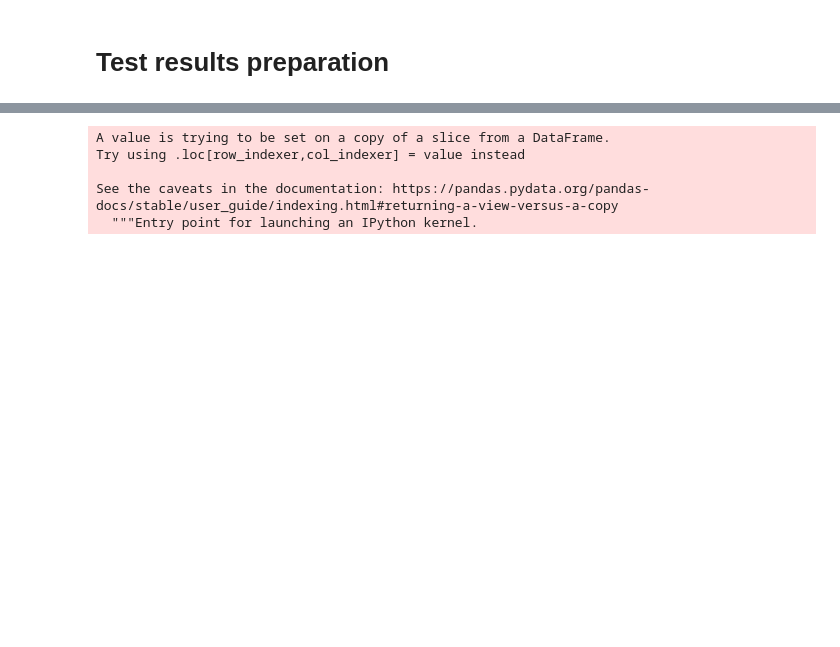
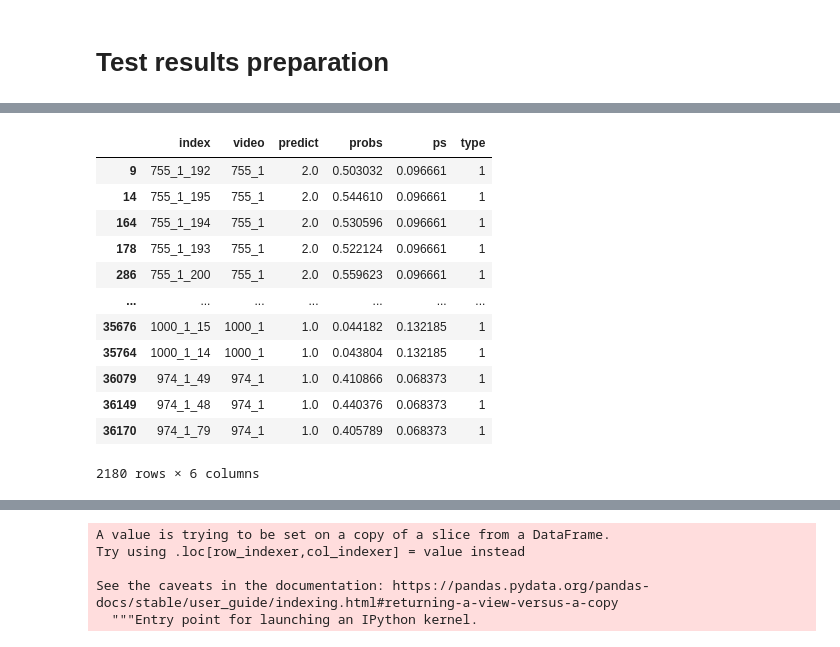
Before and after one commit to karolpustelnik/Fetal-RL, a Jupyter notebook: data_preparation/test_data/val_set_metrics.ipynb, the cells around one changed output, grey strips where cells are left out. Cells and saved outputs as stored; diff of their text form; code cells hidden in the pictures; blank space fills up the shorter version.

```diff
--- a/data_preparation/test_data/val_set_metrics.ipynb
+++ b/data_preparation/test_data/val_set_metrics.ipynb
@@ -844,7 +983,7 @@ head_df_wide = pd.pivot_table(head_df, values='probs', index=['index'], columns=
 non_standard_plane_df = {}
 for column in head_df_wide.columns:
     if column != 'index' and column != 'video':
-        non_standard_planes = head_df_wide[[column, 'index']].sort_values(ascending=False, by=column)[:8]
+        non_standard_planes = head_df_wide[[column, 'index']].sort_values(ascending=False, by=column)[:3]
         non_standard_planes_indexes = non_standard_planes['index'].values
         non_standard_plane_df[column] = non_standard_planes_indexes
 non_standard_plane_df = pd.DataFrame(non_standard_plane_df)
@@ -852,4 +991,20 @@ non_standard_plane_df = non_standard_plane_df.values.flatten()
 non_standard_plane_df_test = results_test_head[results_test_head['index'].isin(non_standard_plane_df)]
 results_test_head_combined = pd.concat([results_test_head_filtered, non_standard_plane_df_test], axis=0)
 assert len(results_test_head_combined['video'].unique()) == len(results_test_head['video'].unique())
+# %%
+results_test_head_combined
+# %% [output]
+|  | index | video | predict | probs | ps | type |
+| 9 | 755_1_192 | 755_1 | 2.0 | 0.503032 | 0.096661 | 1 |
+| 14 | 755_1_195 | 755_1 | 2.0 | 0.544610 | 0.096661 | 1 |
+| 164 | 755_1_194 | 755_1 | 2.0 | 0.530596 | 0.096661 | 1 |
+| 178 | 755_1_193 | 755_1 | 2.0 | 0.522124 | 0.096661 | 1 |
+| 286 | 755_1_200 | 755_1 | 2.0 | 0.559623 | 0.096661 | 1 |
+| ... | ... | ... | ... | ... | ... | ... |
+| 35676 | 1000_1_15 | 1000_1 | 1.0 | 0.044182 | 0.132185 | 1 |
+| 35764 | 1000_1_14 | 1000_1 | 1.0 | 0.043804 | 0.132185 | 1 |
+| 36079 | 974_1_49 | 974_1 | 1.0 | 0.410866 | 0.068373 | 1 |
+| 36149 | 974_1_48 | 974_1 | 1.0 | 0.440376 | 0.068373 | 1 |
+| 36170 | 974_1_79 | 974_1 | 1.0 | 0.405789 | 0.068373 | 1 |
+2180 rows × 6 columns
 # %%
```
Also changed, not shown: parts of 33 cells of this notebook, 16 other files.
